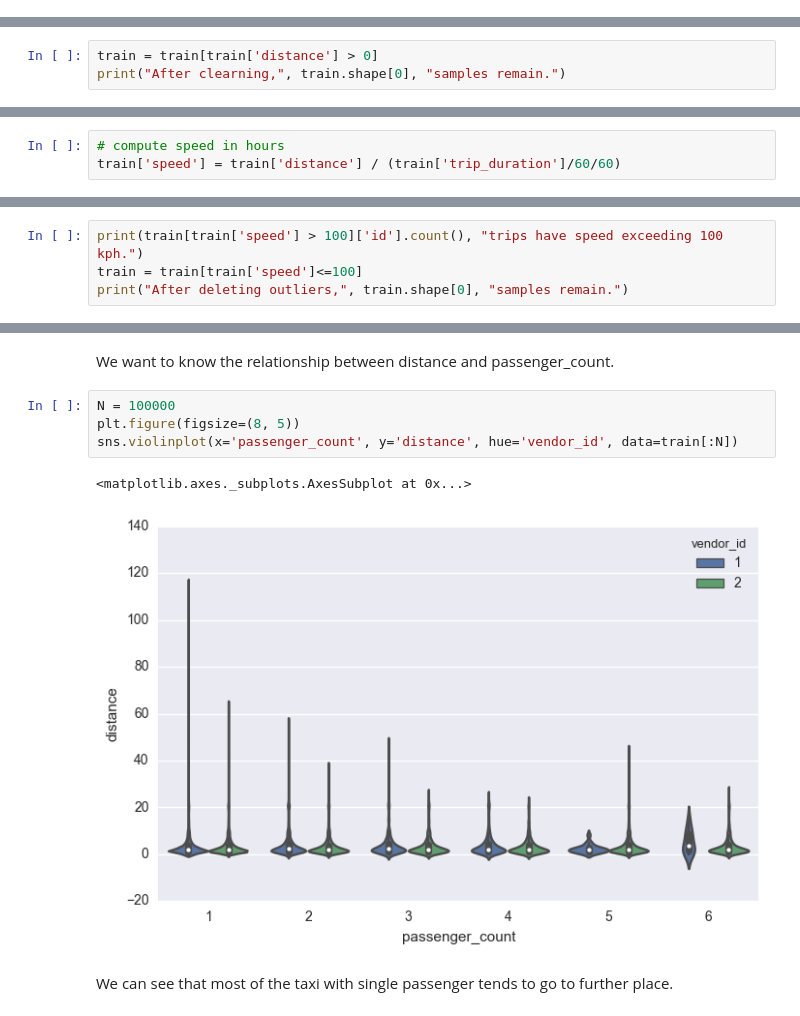
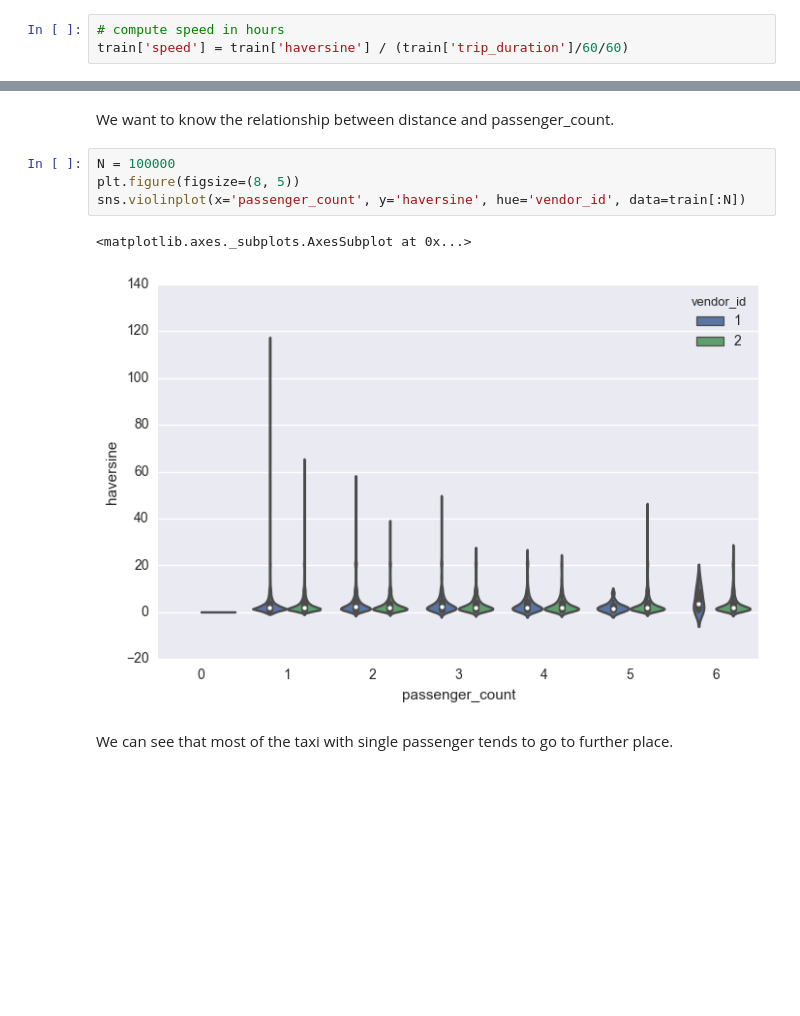
Before and after one commit to Beanzwang/kaggle, a Jupyter notebook: taxi_trip/taxi trip.ipynb, the cells around one changed output, grey strips where cells are left out. Drawn from its saved outputs; the diff is of its cells as text; blank space fills up the shorter version.

```diff
--- a/taxi_trip/taxi trip.ipynb
+++ b/taxi_trip/taxi trip.ipynb
@@ -381 +370,4 @@ test['distance'] = haversine_(test['pickup_latitude'].values, test['pickup_longi
+# %%
+# compute speed in hours
+train['speed'] = train['haversine'] / (train['trip_duration']/60/60)
 # %%
@@ -395,5 +380,2 @@ There are 4545 trips that the distance is 0.0 km.
 # %% [markdown]
 0km? This sounds really weired! We count them as mis-recorded trips!
-# %%
-train = train[train['distance'] > 0]
-print("After clearning,", train.shape[0], "samples remain.")
@@ -404,3 +381,0 @@ With distance information, we can also check the speed of the taxik.
-# %%
-# compute speed in hours
-train['speed'] = train['distance'] / (train['trip_duration']/60/60)
@@ -414,7 +382,3 @@ plt.ylabel("distance (km)")
 # %% [markdown]
 New York top speed is 65 mph, which is around 100 kph.
 So here, we eliminate the trips which speed are faster than 100 kph.
-# %%
-print(train[train['speed'] > 100]['id'].count(), "trips have speed exceeding 100 kph.")
-train = train[train['speed']<=100]
-print("After deleting outliers,", train.shape[0], "samples remain.")
@@ -471,10 +428,10 @@ We want to know the relationship between distance and passenger_count.
 # %%
 N = 100000
 plt.figure(figsize=(8, 5))
-sns.violinplot(x='passenger_count', y='distance', hue='vendor_id', data=train[:N])
+sns.violinplot(x='passenger_count', y='haversine', hue='vendor_id', data=train[:N])
 # %% [output]
 <matplotlib.axes._subplots.AxesSubplot at 0x...>
-[figure, old version]
+[figure, new version]
 # %% [markdown]
 We can see that most of the taxi with single passenger tends to go to further place.
 # %% [markdown]
```
Also changed, not shown: parts of 43 cells of this notebook.
